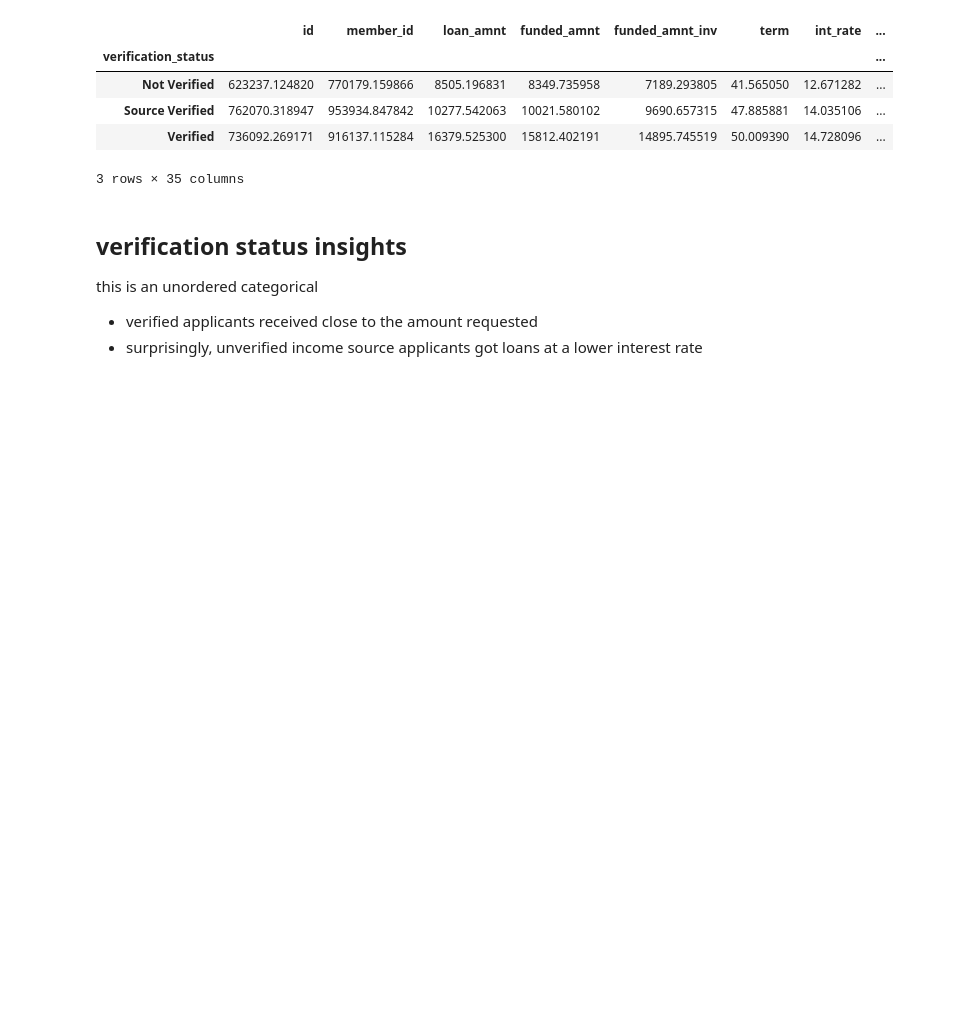
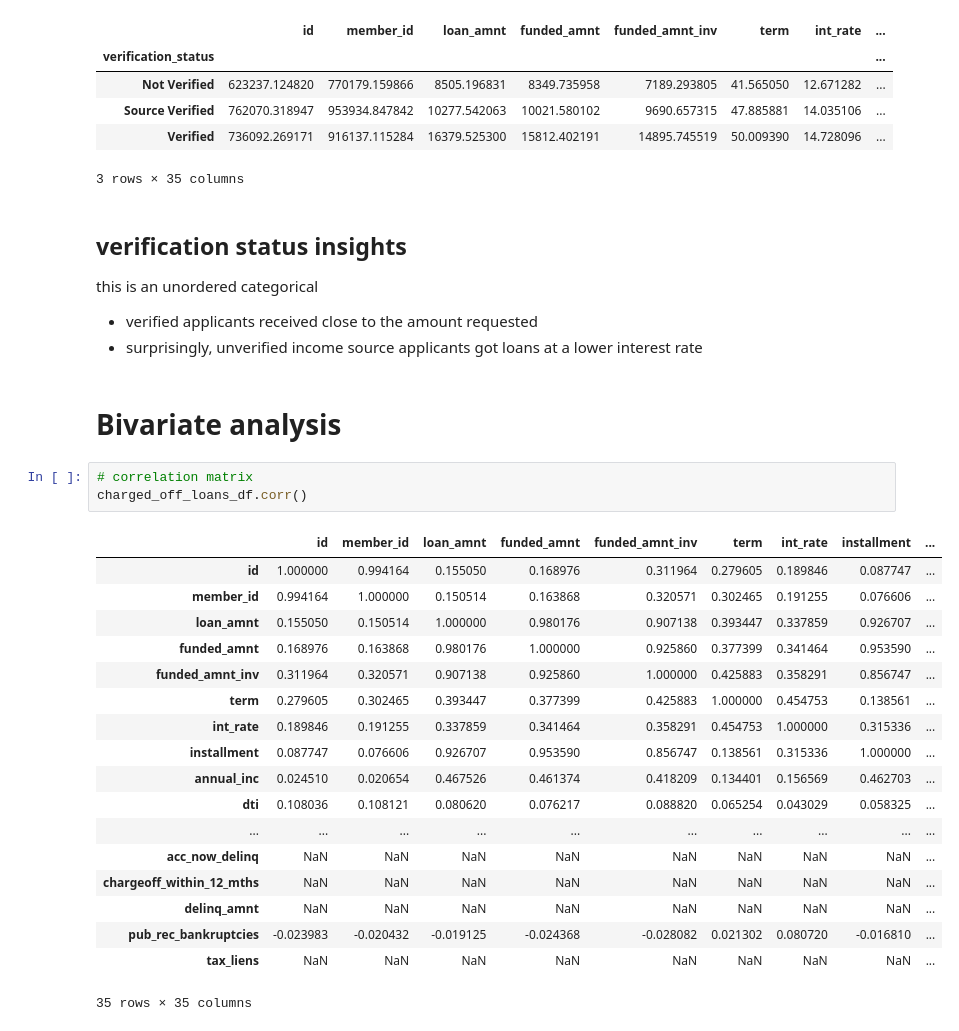
Before and after one commit to udaykirankavaturu/lending-club-case-study, a Jupyter notebook: uday_kiran_kavaturu.ipynb, the cells around one changed output. Cells and saved outputs as stored; diff of their text form; blank space fills up the shorter version.

Commit message:
up to correlations

```diff
--- a/uday_kiran_kavaturu.ipynb
+++ b/uday_kiran_kavaturu.ipynb
@@ -718,3 +718,27 @@ this is an unordered categorical
 
 - verified applicants received close to the amount requested
 - surprisingly, unverified income source applicants got loans at a lower interest rate
+# %% [markdown]
+# Bivariate analysis
+# %%
+# correlation matrix
+charged_off_loans_df.corr()
+# %% [output]
+|  | id | member_id | loan_amnt | funded_amnt | funded_amnt_inv | term | int_rate | installment | ... |
+| id | 1.000000 | 0.994164 | 0.155050 | 0.168976 | 0.311964 | 0.279605 | 0.189846 | 0.087747 | ... |
+| member_id | 0.994164 | 1.000000 | 0.150514 | 0.163868 | 0.320571 | 0.302465 | 0.191255 | 0.076606 | ... |
+| loan_amnt | 0.155050 | 0.150514 | 1.000000 | 0.980176 | 0.907138 | 0.393447 | 0.337859 | 0.926707 | ... |
+| funded_amnt | 0.168976 | 0.163868 | 0.980176 | 1.000000 | 0.925860 | 0.377399 | 0.341464 | 0.953590 | ... |
+| funded_amnt_inv | 0.311964 | 0.320571 | 0.907138 | 0.925860 | 1.000000 | 0.425883 | 0.358291 | 0.856747 | ... |
+| term | 0.279605 | 0.302465 | 0.393447 | 0.377399 | 0.425883 | 1.000000 | 0.454753 | 0.138561 | ... |
+| int_rate | 0.189846 | 0.191255 | 0.337859 | 0.341464 | 0.358291 | 0.454753 | 1.000000 | 0.315336 | ... |
+| installment | 0.087747 | 0.076606 | 0.926707 | 0.953590 | 0.856747 | 0.138561 | 0.315336 | 1.000000 | ... |
+| annual_inc | 0.024510 | 0.020654 | 0.467526 | 0.461374 | 0.418209 | 0.134401 | 0.156569 | 0.462703 | ... |
+| dti | 0.108036 | 0.108121 | 0.080620 | 0.076217 | 0.088820 | 0.065254 | 0.043029 | 0.058325 | ... |
+| ... | ... | ... | ... | ... | ... | ... | ... | ... | ... |
+| acc_now_delinq | NaN | NaN | NaN | NaN | NaN | NaN | NaN | NaN | ... |
+| chargeoff_within_12_mths | NaN | NaN | NaN | NaN | NaN | NaN | NaN | NaN | ... |
+| delinq_amnt | NaN | NaN | NaN | NaN | NaN | NaN | NaN | NaN | ... |
+| pub_rec_bankruptcies | -0.023983 | -0.020432 | -0.019125 | -0.024368 | -0.028082 | 0.021302 | 0.080720 | -0.016810 | ... |
+| tax_liens | NaN | NaN | NaN | NaN | NaN | NaN | NaN | NaN | ... |
+35 rows × 35 columns
```
Also changed, not shown: parts of 1 cell of this notebook.
